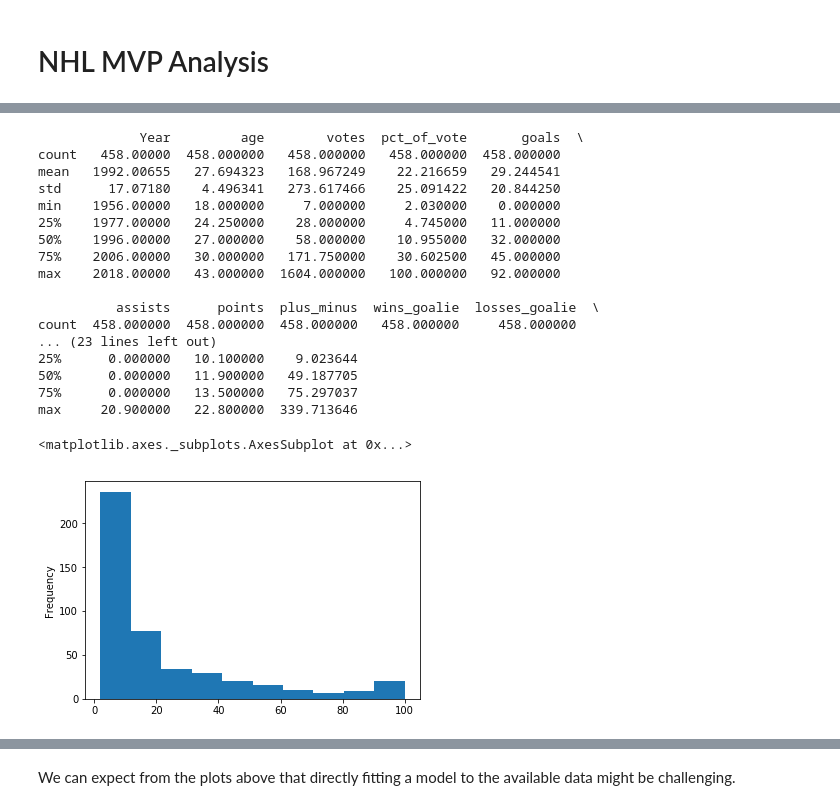
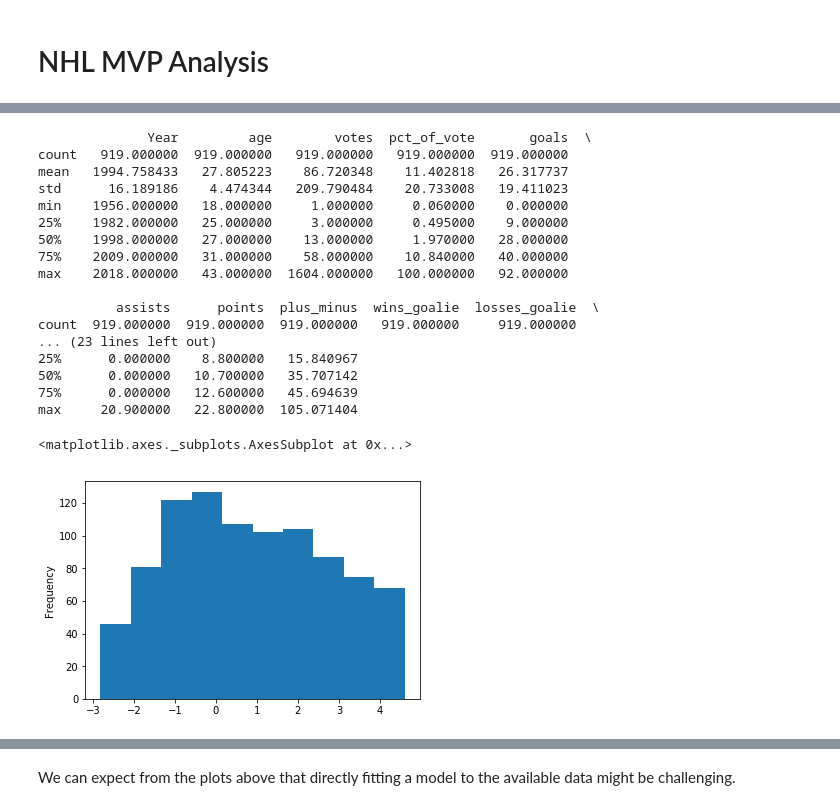
Before and after one commit to dbz10/NHL-Player-Awards, a Jupyter notebook: NHL MVP prediction.ipynb, the cells around one changed output, grey strips where cells are left out. Saved outputs shown, nothing was run; the diff lists cells and outputs as text; code cells hidden in the pictures.

```diff
--- a/NHL MVP prediction.ipynb
+++ b/NHL MVP prediction.ipynb
@@ -137,15 +136,19 @@ def pos_combine(name):
 
 full_data["pos"] = full_data["pos"].apply(pos_combine)
 
-# add a new column
-full_data["ga"] = full_data["goals"]*full_data["assists"]/np.sqrt(full_data["goals"].mean()*full_data["assists"].mean())
+# add a new feature: geometric mean of goals and assists
+# roughly speaking, this allows us to discriminate between
+# two players whose total points are the same, but one is
+# well balanced between goals and assists and the other is not
 
-# in some sense the following is a hyperparameter which we should perhaps learn
-full_data = full_data[full_data["pct_of_vote"]>2]
+full_data["ga"] = np.sqrt(full_data["goals"]*full_data["assists"])
+
+
+
 
 skaters = full_data[full_data['pos']!='G']
 goalies = full_data[full_data['pos']=='G']
 
-full_data.tail(20)
+full_data.tail(10)
 # %% [output]
 |  | Year | player | age | team_id | pos | votes | pct_of_vote | goals | assists | points | ... |
@@ -168,26 +165,26 @@ full_data.tail(20)
 # %%
 print(full_data.describe())
-full_data['pct_of_vote'].plot.hist()
+np.log(full_data['pct_of_vote']).plot.hist()
 # %% [output]
-             Year         age        votes  pct_of_vote       goals  \
-count   458.00000  458.000000   458.000000   458.000000  458.000000
-mean   1992.00655   27.694323   168.967249    22.216659   29.244541
-std      17.07180    4.496341   273.617466    25.091422   20.844250
-min    1956.00000   18.000000     7.000000     2.030000    0.000000
-25%    1977.00000   24.250000    28.000000     4.745000   11.000000
-50%    1996.00000   27.000000    58.000000    10.955000   32.000000
-75%    2006.00000   30.000000   171.750000    30.602500   45.000000
-max    2018.00000   43.000000  1604.000000   100.000000   92.000000
+              Year         age        votes  pct_of_vote       goals  \
+count   919.000000  919.000000   919.000000   919.000000  919.000000
+mean   1994.758433   27.805223    86.720348    11.402818   26.317737
+std      16.189186    4.474344   209.790484    20.733008   19.411023
+min    1956.000000   18.000000     1.000000     0.060000    0.000000
+25%    1982.000000   25.000000     3.000000     0.495000    9.000000
+50%    1998.000000   27.000000    13.000000     1.970000   28.000000
+75%    2009.000000   31.000000    58.000000    10.840000   40.000000
+max    2018.000000   43.000000  1604.000000   100.000000   92.000000
 
           assists      points  plus_minus  wins_goalie  losses_goalie  \
-count  458.000000  458.000000  458.000000   458.000000     458.000000
+count  919.000000  919.000000  919.000000   919.000000     919.000000
 ... (23 lines left out)
-25%      0.000000   10.100000    9.023644
-50%      0.000000   11.900000   49.187705
-75%      0.000000   13.500000   75.297037
-max     20.900000   22.800000  339.713646
+25%      0.000000    8.800000   15.840967
+50%      0.000000   10.700000   35.707142
+75%      0.000000   12.600000   45.694639
+max     20.900000   22.800000  105.071404
 <matplotlib.axes._subplots.AxesSubplot at 0x...>
-[figure, old version]
+[figure, new version]
 # %%
 fig = plt.figure()
 sns.kdeplot(skaters['goals'])
```
Also changed, not shown: parts of 24 cells of this notebook.
